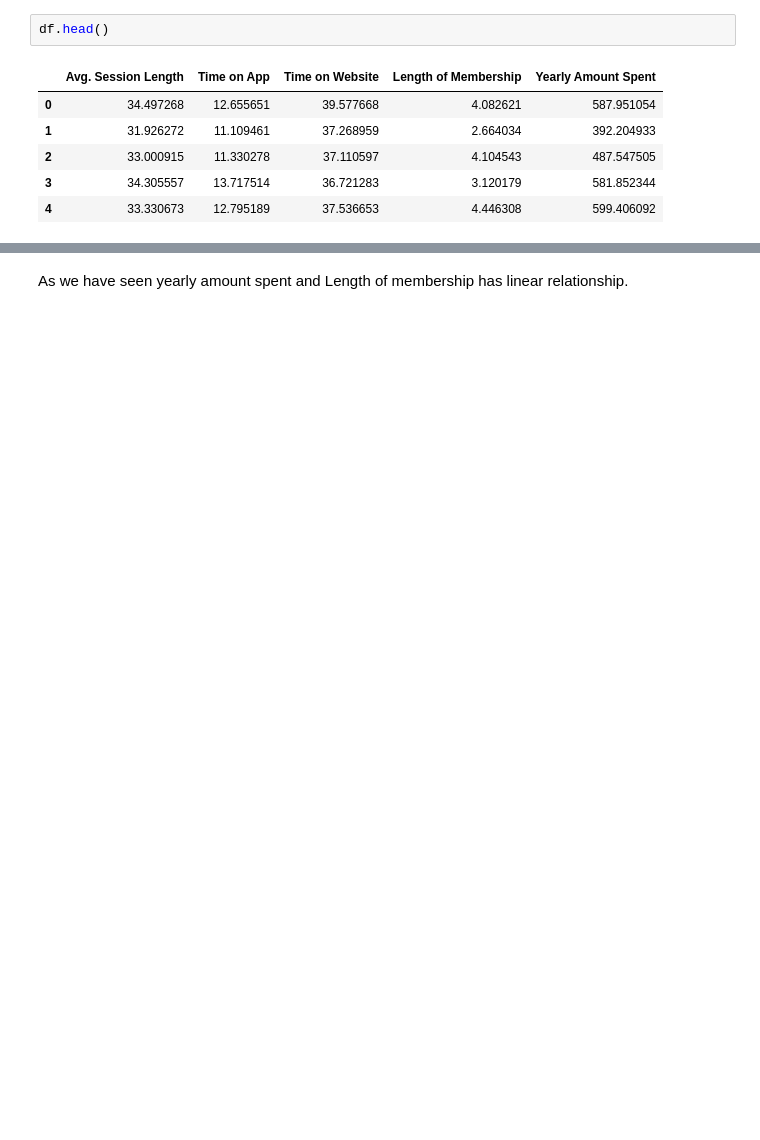
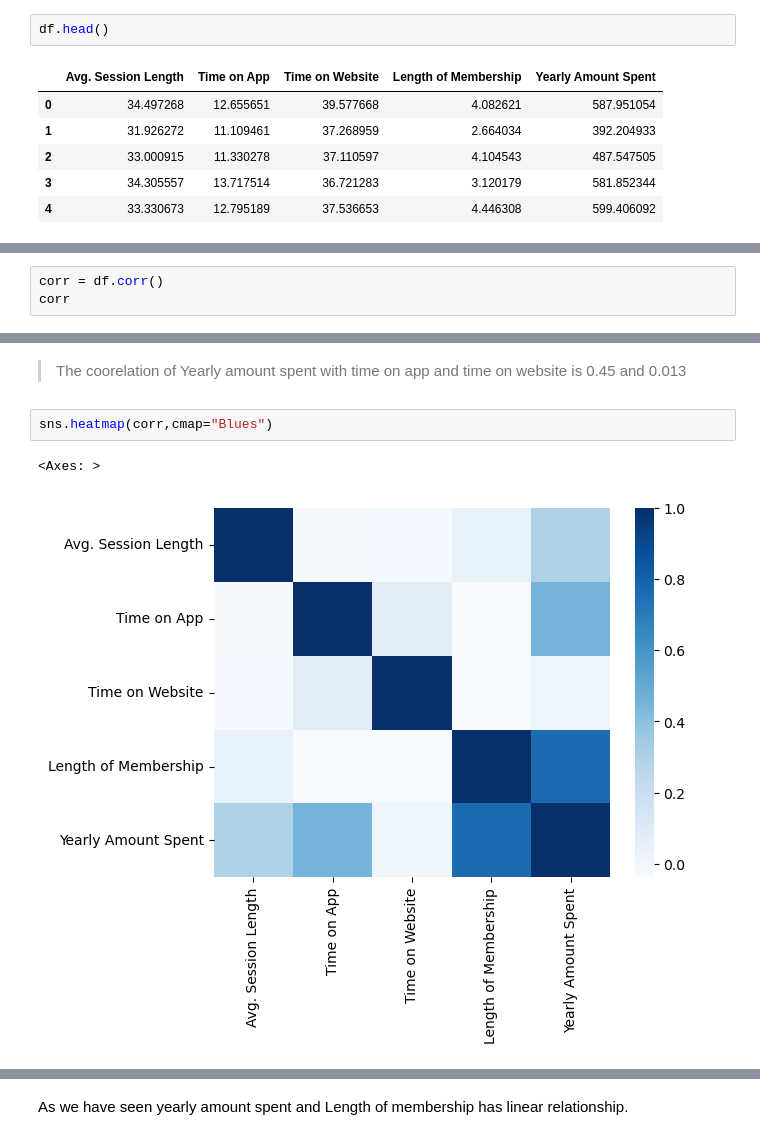
Before and after one commit to rashidulhaq-coding/Machine-learning-projects, a Jupyter notebook: applying-linear-regression-to-e-commerce-dataset.ipynb, the cells around one changed output, grey strips where cells are left out. Drawn from its saved outputs; the diff is of its cells as text; blank space fills up the shorter version.

```diff
--- a/applying-linear-regression-to-e-commerce-dataset.ipynb
+++ b/applying-linear-regression-to-e-commerce-dataset.ipynb
@@ -87,0 +162,3 @@ df.head()
+# %%
+corr = df.corr()
+corr
@@ -87,0 +172,7 @@ df.head()
+# %% [markdown]
+> The coorelation of Yearly amount spent with time on app and time on website is 0.45 and 0.013
+# %%
+sns.heatmap(corr,cmap="Blues")
+# %% [output]
+<Axes: >
+[figure, added]
```
Also changed, not shown: parts of 40 cells of this notebook.
